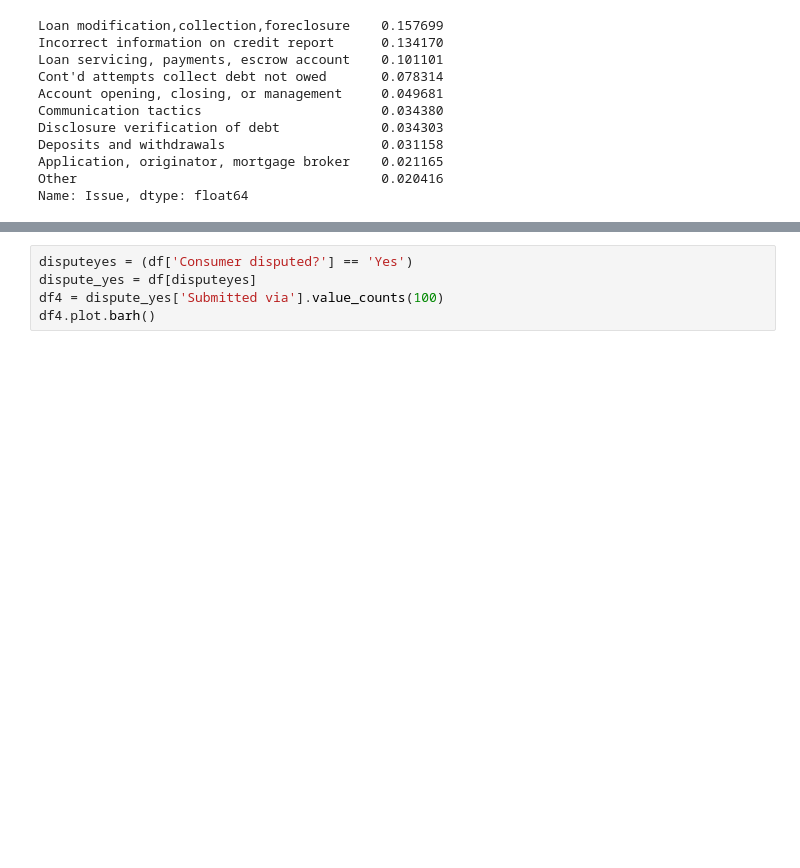
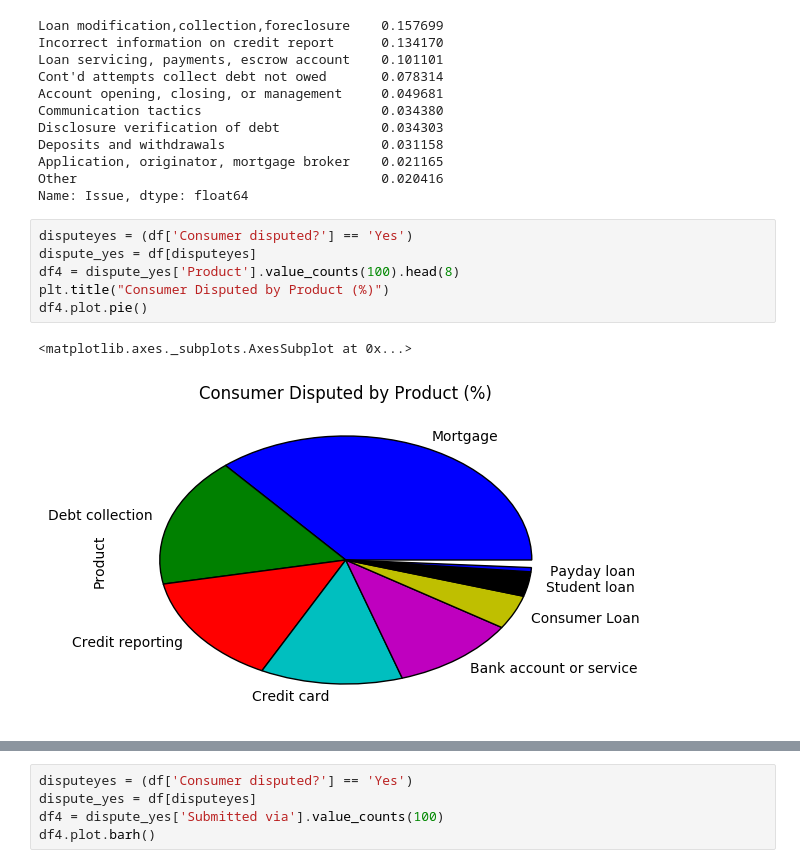
Before and after one commit to krystent2/ds-sf-29, a Jupyter notebook: projects/final-projects/03-exploratory-analysis/Final_Project-Step3_KrystenT.ipynb, the cells around one changed output, grey strips where cells are left out. Drawn from its saved outputs; the diff is of its cells as text; blank space fills up the shorter version.

```diff
--- a/projects/final-projects/03-exploratory-analysis/Final_Project-Step3_KrystenT.ipynb
+++ b/projects/final-projects/03-exploratory-analysis/Final_Project-Step3_KrystenT.ipynb
@@ -429,3 +438,12 @@ Deposits and withdrawals                    0.031158
 Application, originator, mortgage broker    0.021165
 Other                                       0.020416
 Name: Issue, dtype: float64
+# %%
+disputeyes = (df['Consumer disputed?'] == 'Yes')
+dispute_yes = df[disputeyes]
+df4 = dispute_yes['Product'].value_counts(100).head(8)
+plt.title("Consumer Disputed by Product (%)")
+df4.plot.pie()
+# %% [output]
+<matplotlib.axes._subplots.AxesSubplot at 0x...>
+[figure, added]
```
Also changed, not shown: parts of 4 cells of this notebook.
